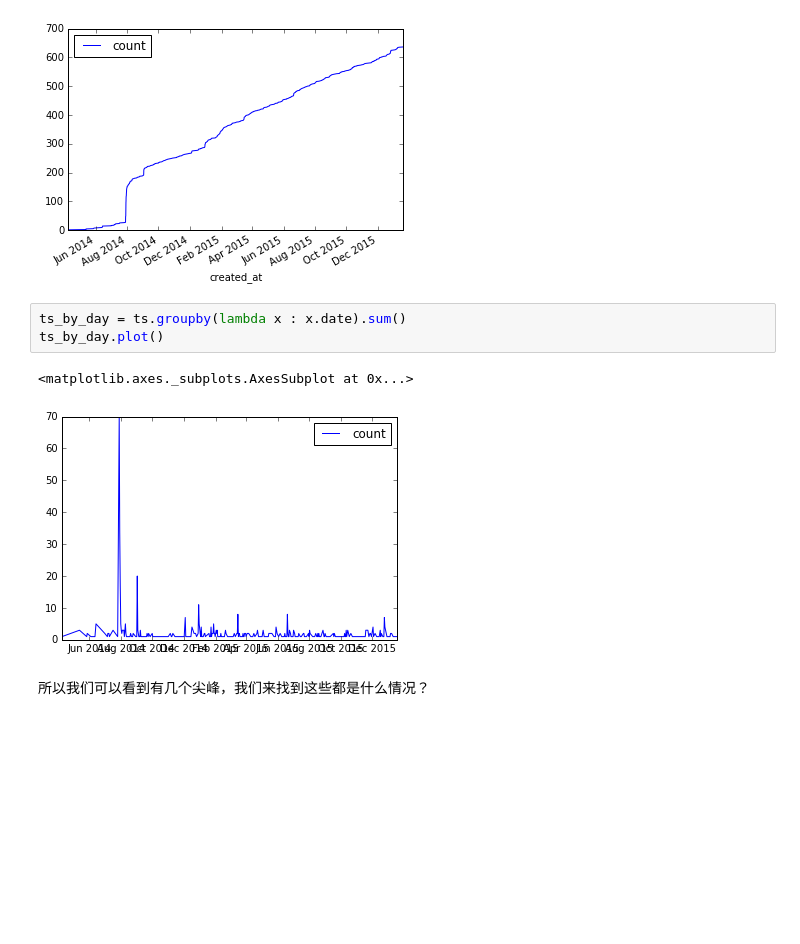
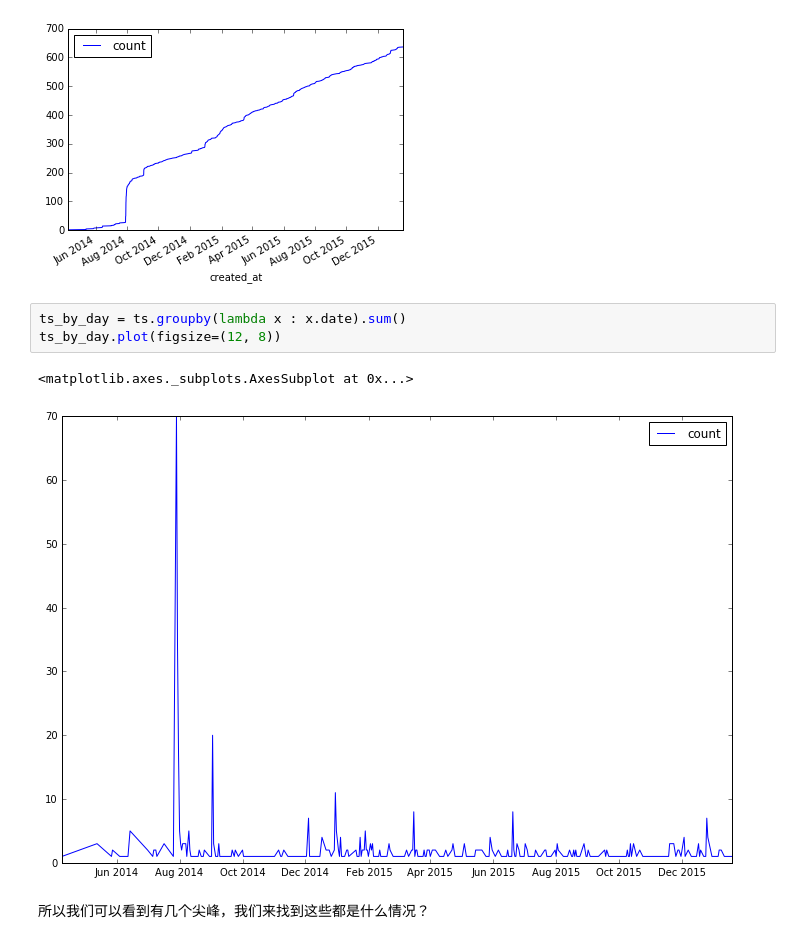
Before and after one commit to ftao/github-spread-analyze, a Jupyter notebook: github-spread.ipynb, the cells around one changed output. Drawn from its saved outputs; the diff is of its cells as text; blank space fills up the shorter version.

```diff
--- a/github-spread.ipynb
+++ b/github-spread.ipynb
@@ -294,10 +298,10 @@ ssum.plot(kind='line')
 [figure]
 # %%
 ts_by_day = ts.groupby(lambda x : x.date).sum()
-ts_by_day.plot()
+ts_by_day.plot(figsize=(12, 8))
 # %% [output]
 <matplotlib.axes._subplots.AxesSubplot at 0x...>
-[figure, old version]
+[figure, new version]
 # %% [markdown]
 所以我们可以看到有几个尖峰，我们来找到这些都是什么情况？
 # %%
```
Also changed, not shown: parts of 16 cells of this notebook, 5 other files.
